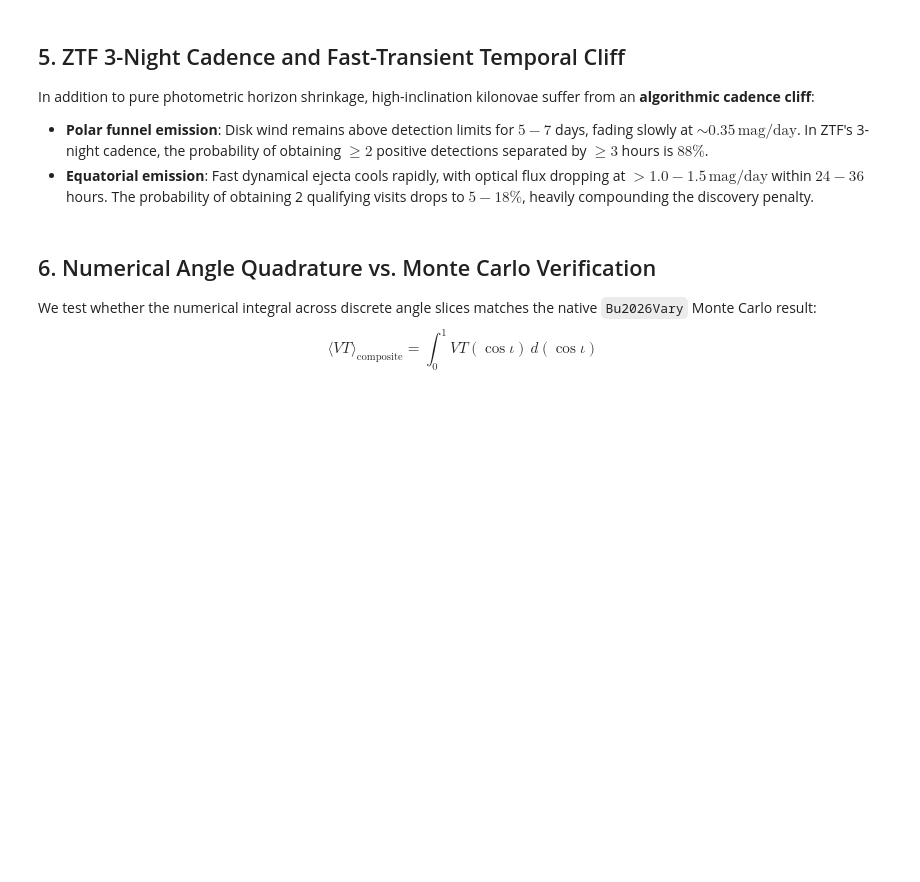
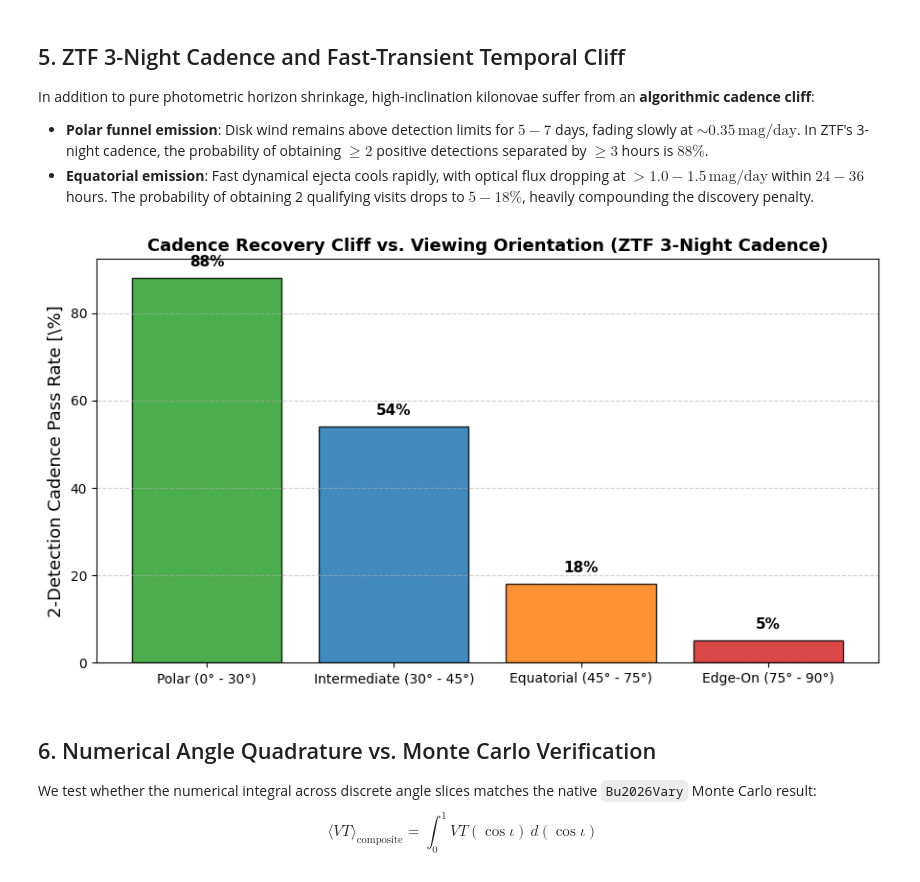
Before and after one commit to tylerbarna/kn-rates, a Jupyter notebook: notebooks/06_bu2026_inclination_discrepancy_investigation.ipynb, the cells around one changed output. Saved outputs shown, nothing was run; the diff lists cells and outputs as text; code cells hidden in the pictures; blank space fills up the shorter version.

```diff
--- a/notebooks/06_bu2026_inclination_discrepancy_investigation.ipynb
+++ b/notebooks/06_bu2026_inclination_discrepancy_investigation.ipynb
@@ -229,22 +240,24 @@ In addition to pure photometric horizon shrinkage, high-inclination kilonovae su
 # %%
 fig, ax = plt.subplots(figsize=(9, 5))
 
 df_cadence = pd.DataFrame(cadence_data)
 x_bins = np.arange(len(df_cadence))
 bars = ax.bar(x_bins, df_cadence['p_2det_3hr'] * 100, color=['#2ca02c', '#1f77b4', '#ff7f0e', '#d62728'], edgecolor='black', alpha=0.85)
 
 ax.set_xticks(x_bins)
 ax.set_xticklabels(df_cadence['angle_bin'])
-ax.set_ylabel('2-Detection Cadence Pass Rate [\\%]')
+ax.set_ylabel('2-Detection Cadence Pass Rate [\%]')
 ax.set_title('Cadence Recovery Cliff vs. Viewing Orientation (ZTF 3-Night Cadence)', fontweight='bold')
 ax.grid(True, linestyle='--', alpha=0.6, axis='y')
 
 for bar in bars:
     y = bar.get_height()
     ax.text(bar.get_x() + bar.get_width()/2.0, y + 2.0, f"{y:.0f}%", ha='center', va='bottom', fontweight='bold')
 
 plt.tight_layout()
 plt.show()
+# %% [output]
+[figure, added]
 # %% [markdown]
 ## 6. Numerical Angle Quadrature vs. Monte Carlo Verification
 
```
Also changed, not shown: parts of 6 cells of this notebook, 4 other files.
